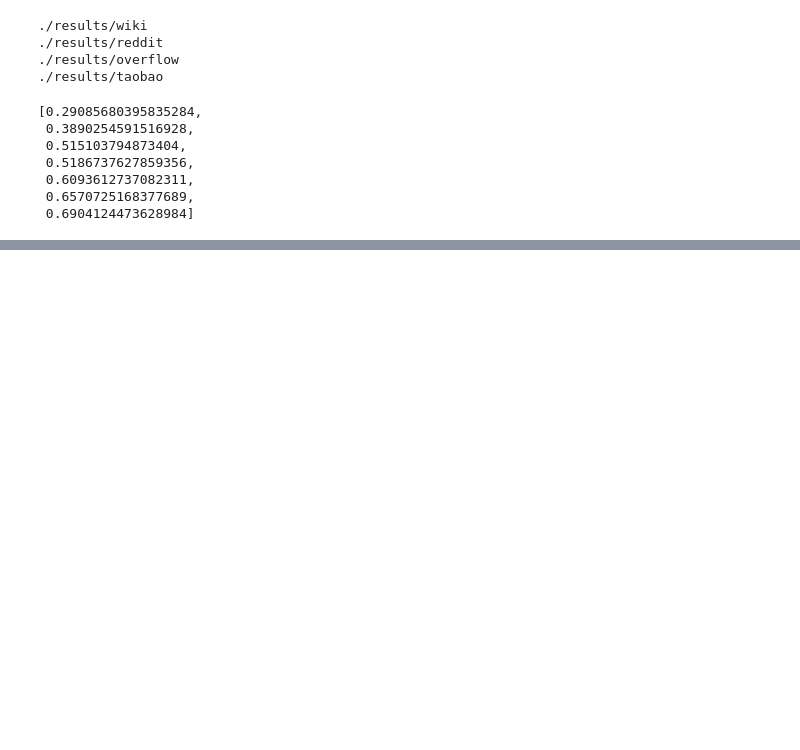
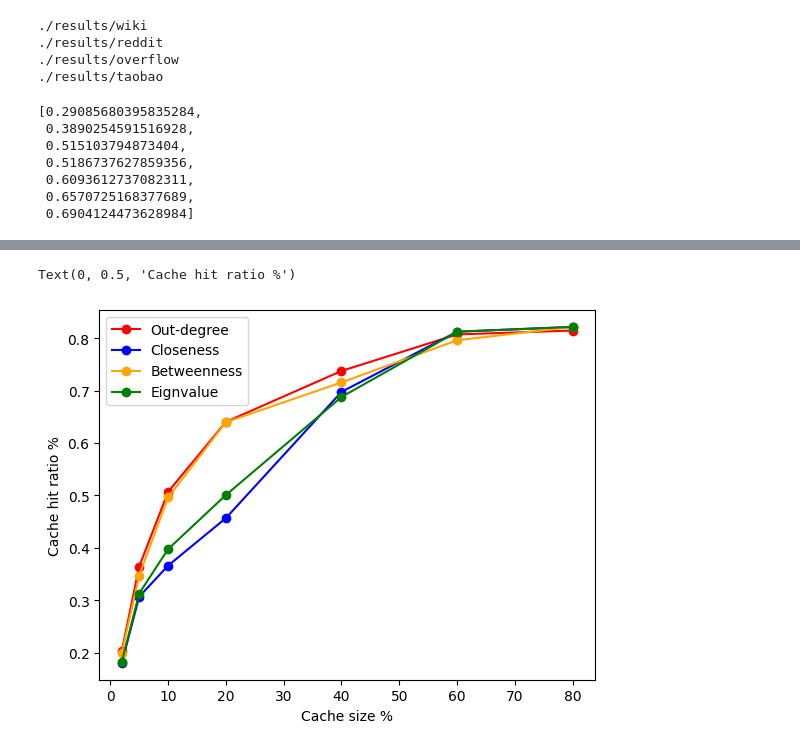
Before and after one commit to zimengzhou1/gnn-ssd, a Jupyter notebook: static_eval.ipynb, the cells around one changed output, grey strips where cells are left out. Cells and saved outputs as stored; diff of their text form; code cells hidden in the pictures; blank space fills up the shorter version.

```diff
--- a/static_eval.ipynb
+++ b/static_eval.ipynb
@@ -215,0 +362,11 @@ plt.grid(linewidth = 0.5)
+# %%
+plt.plot(xs, wiki_StaticAccuracy, 'o-', color='red', label="Out-degree")
+plt.plot(xs, wiki_CloAccuracy, 'o-', color='blue', label="Closeness")
+plt.plot(xs, wiki_BetAccuracy, 'o-', color='orange', label="Betweenness")
+plt.plot(xs, wiki_EigAccuracy, 'o-', color='green', label="Eignvalue")
+plt.legend()
+plt.xlabel('Cache size %')
+plt.ylabel('Cache hit ratio %')
+# %% [output]
+Text(0, 0.5, 'Cache hit ratio %')
+[figure, added]
```
Also changed, not shown: parts of 27 cells of this notebook, 31 other files.
